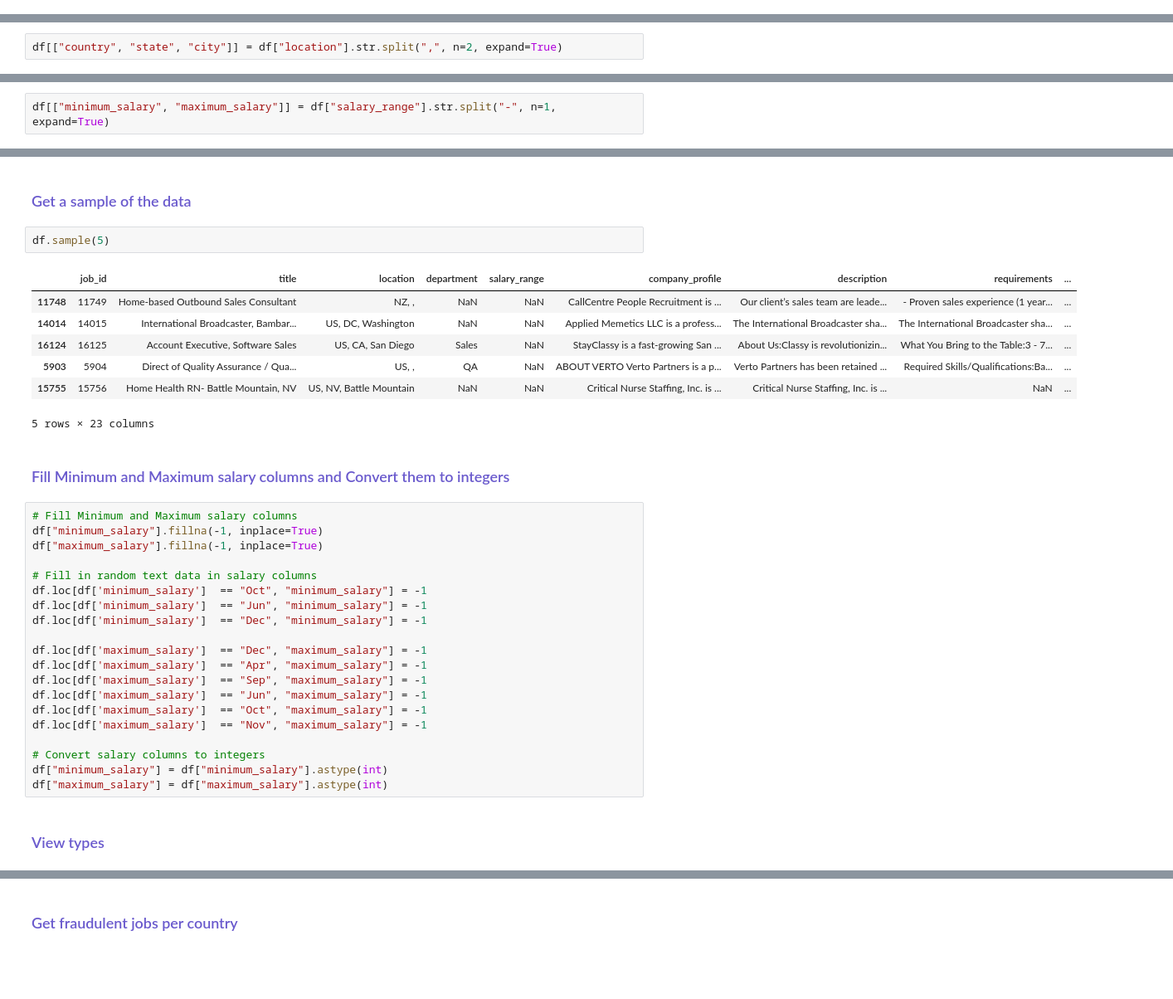
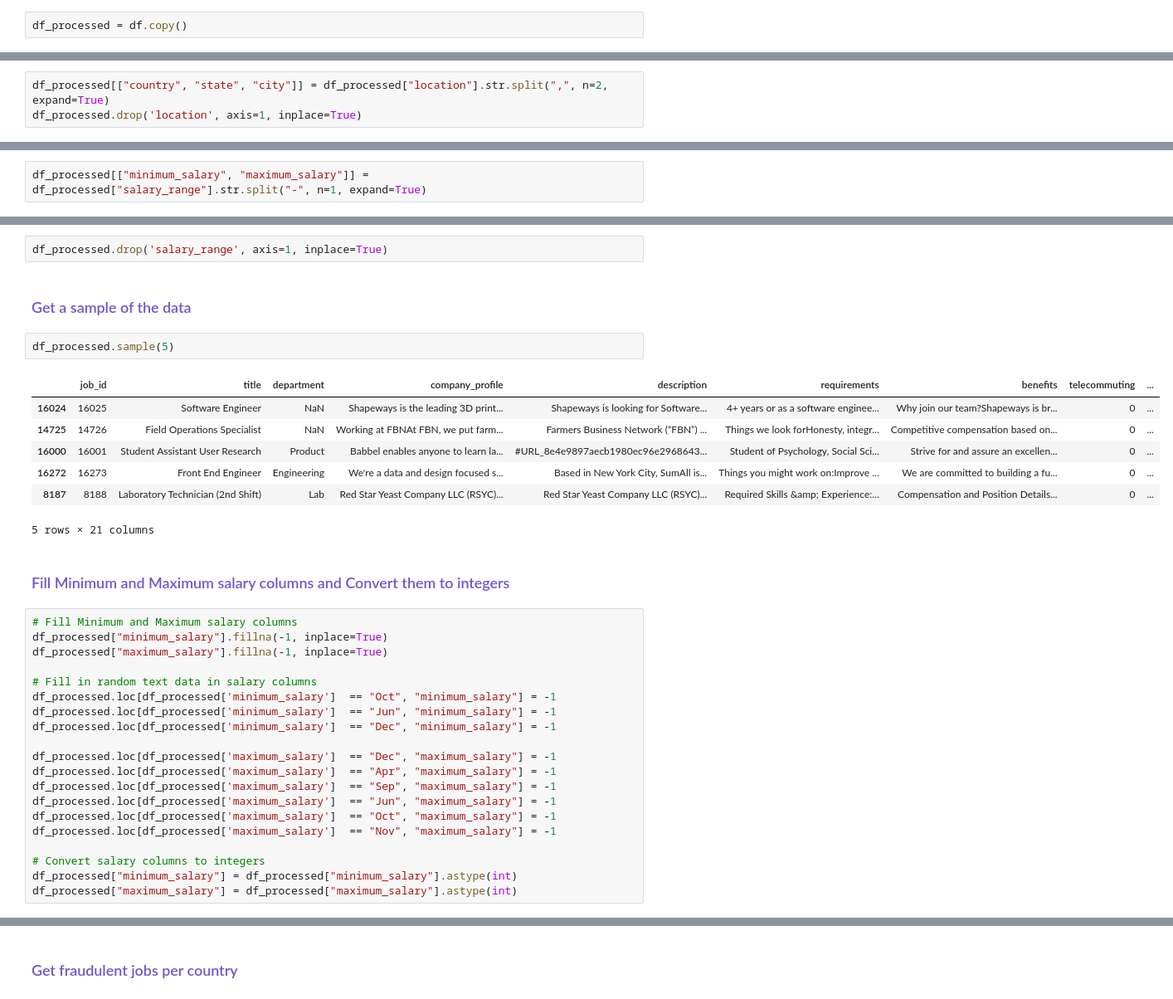
Before and after one commit to rawan-a-d/Fake-Real-Job-Postings-Prediction, a Jupyter notebook: notebook.ipynb, the cells around one changed output, grey strips where cells are left out. Shown at 83% size. Drawn from its saved outputs; the diff is of its cells as text; blank space fills up the shorter version.

```diff
--- a/notebook.ipynb
+++ b/notebook.ipynb
@@ -646,3 +658,5 @@ df.sample(5)
+# %%
+df_processed = df.copy()
 # %% [markdown]
 <h3><font color=slateblue> Type of columns </font></h3>
 # %%
@@ -696,5 +710,6 @@ dtype: int64
 # %%
-df[["country", "state", "city"]] = df["location"].str.split(",", n=2, expand=True)
+df_processed[["country", "state", "city"]] = df_processed["location"].str.split(",", n=2, expand=True)
+df_processed.drop('location', axis=1, inplace=True)
 # %% [markdown]
 <h3><font color=slateblue> Get a sample of the data </font></h3>
 # %%
@@ -712,2 +726,2 @@ df.sample(5)
 # %%
-df[["minimum_salary", "maximum_salary"]] = df["salary_range"].str.split("-", n=1, expand=True)
+df_processed[["minimum_salary", "maximum_salary"]] = df_processed["salary_range"].str.split("-", n=1, expand=True)
@@ -714,36 +730,36 @@ df[["minimum_salary", "maximum_salary"]] = df["salary_range"].str.split("-", n=1
+# %%
+df_processed.drop('salary_range', axis=1, inplace=True)
 # %% [markdown]
 <h3><font color=slateblue> Get a sample of the data </font></h3>
 # %%
-df.sample(5)
+df_processed.sample(5)
 # %% [output]
-|  | job_id | title | location | department | salary_range | company_profile | description | requirements | ... |
-| 11748 | 11749 | Home-based Outbound Sales Consultant | NZ, , | NaN | NaN | CallCentre People Recruitment is ... | Our client’s sales team are leade... | - Proven sales experience (1 year... | ... |
-| 14014 | 14015 | International Broadcaster, Bambar... | US, DC, Washington | NaN | NaN | Applied Memetics LLC is a profess... | The International Broadcaster sha... | The International Broadcaster sha... | ... |
-| 16124 | 16125 | Account Executive, Software Sales | US, CA, San Diego | Sales | NaN | StayClassy is a fast-growing San ... | About Us:Classy is revolutionizin... | What You Bring to the Table:3 - 7... | ... |
-| 5903 | 5904 | Direct of Quality Assurance / Qua... | US, , | QA | NaN | ABOUT VERTO Verto Partners is a p... | Verto Partners has been retained ... | Required Skills/Qualifications:Ba... | ... |
-| 15755 | 15756 | Home Health RN- Battle Mountain, NV | US, NV, Battle Mountain | NaN | NaN | Critical Nurse Staffing, Inc. is ... | Critical Nurse Staffing, Inc. is ... | NaN | ... |
+|  | job_id | title | department | company_profile | description | requirements | benefits | telecommuting | ... |
+| 16024 | 16025 | Software Engineer | NaN | Shapeways is the leading 3D print... | Shapeways is looking for Software... | 4+ years or as a software enginee... | Why join our team?Shapeways is br... | 0 | ... |
+| 14725 | 14726 | Field Operations Specialist | NaN | Working at FBNAt FBN, we put farm... | Farmers Business Network (“FBN”) ... | Things we look forHonesty, integr... | Competitive compensation based on... | 0 | ... |
+| 16000 | 16001 | Student Assistant User Research | Product | Babbel enables anyone to learn la... | #URL_8e4e9897aecb1980ec96e2968643... | Student of Psychology, Social Sci... | Strive for and assure an excellen... | 0 | ... |
+| 16272 | 16273 | Front End Engineer | Engineering | We're a data and design focused s... | Based in New York City, SumAll is... | Things you might work on:Improve ... | We are committed to building a fu... | 0 | ... |
+| 8187 | 8188 | Laboratory Technician (2nd Shift) | Lab | Red Star Yeast Company LLC (RSYC)... | Red Star Yeast Company LLC (RSYC)... | Required Skills &amp; Experience:... | Compensation and Position Details... | 0 | ... |
-5 rows × 23 columns
+5 rows × 21 columns
 # %% [markdown]
 <h3><font color=slateblue> Fill Minimum and Maximum salary columns and Convert them to integers </font></h3>
 # %%
 # Fill Minimum and Maximum salary columns
-df["minimum_salary"].fillna(-1, inplace=True)
-df["maximum_salary"].fillna(-1, inplace=True)
+df_processed["minimum_salary"].fillna(-1, inplace=True)
+df_processed["maximum_salary"].fillna(-1, inplace=True)
 
 # Fill in random text data in salary columns
-df.loc[df['minimum_salary']  == "Oct", "minimum_salary"] = -1
-df.loc[df['minimum_salary']  == "Jun", "minimum_salary"] = -1
-df.loc[df['minimum_salary']  == "Dec", "minimum_salary"] = -1
+df_processed.loc[df_processed['minimum_salary']  == "Oct", "minimum_salary"] = -1
+df_processed.loc[df_processed['minimum_salary']  == "Jun", "minimum_salary"] = -1
+df_processed.loc[df_processed['minimum_salary']  == "Dec", "minimum_salary"] = -1
 
-df.loc[df['maximum_salary']  == "Dec", "maximum_salary"] = -1
-df.loc[df['maximum_salary']  == "Apr", "maximum_salary"] = -1
-df.loc[df['maximum_salary']  == "Sep", "maximum_salary"] = -1
-df.loc[df['maximum_salary']  == "Jun", "maximum_salary"] = -1
-df.loc[df['maximum_salary']  == "Oct", "maximum_salary"] = -1
-df.loc[df['maximum_salary']  == "Nov", "maximum_salary"] = -1
+df_processed.loc[df_processed['maximum_salary']  == "Dec", "maximum_salary"] = -1
+df_processed.loc[df_processed['maximum_salary']  == "Apr", "maximum_salary"] = -1
+df_processed.loc[df_processed['maximum_salary']  == "Sep", "maximum_salary"] = -1
+df_processed.loc[df_processed['maximum_salary']  == "Jun", "maximum_salary"] = -1
+df_processed.loc[df_processed['maximum_salary']  == "Oct", "maximum_salary"] = -1
+df_processed.loc[df_processed['maximum_salary']  == "Nov", "maximum_salary"] = -1
 
 # Convert salary columns to integers
-df["minimum_salary"] = df["minimum_salary"].astype(int)
-df["maximum_salary"] = df["maximum_salary"].astype(int)
+df_processed["minimum_salary"] = df_processed["minimum_salary"].astype(int)
+df_processed["maximum_salary"] = df_processed["maximum_salary"].astype(int)
-# %% [markdown]
-<h3><font color=slateblue> View types </font></h3>
```
Also changed, not shown: parts of 124 cells of this notebook.
